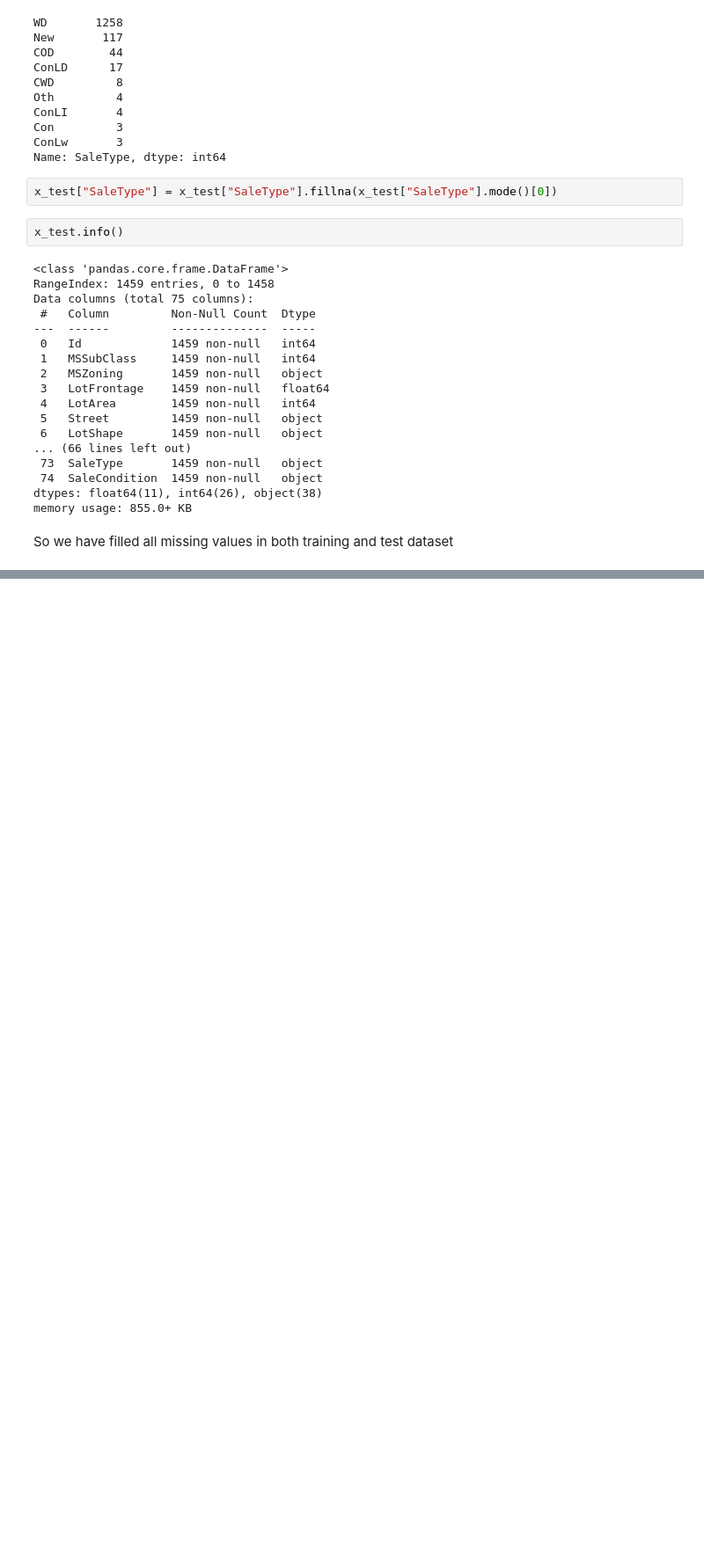
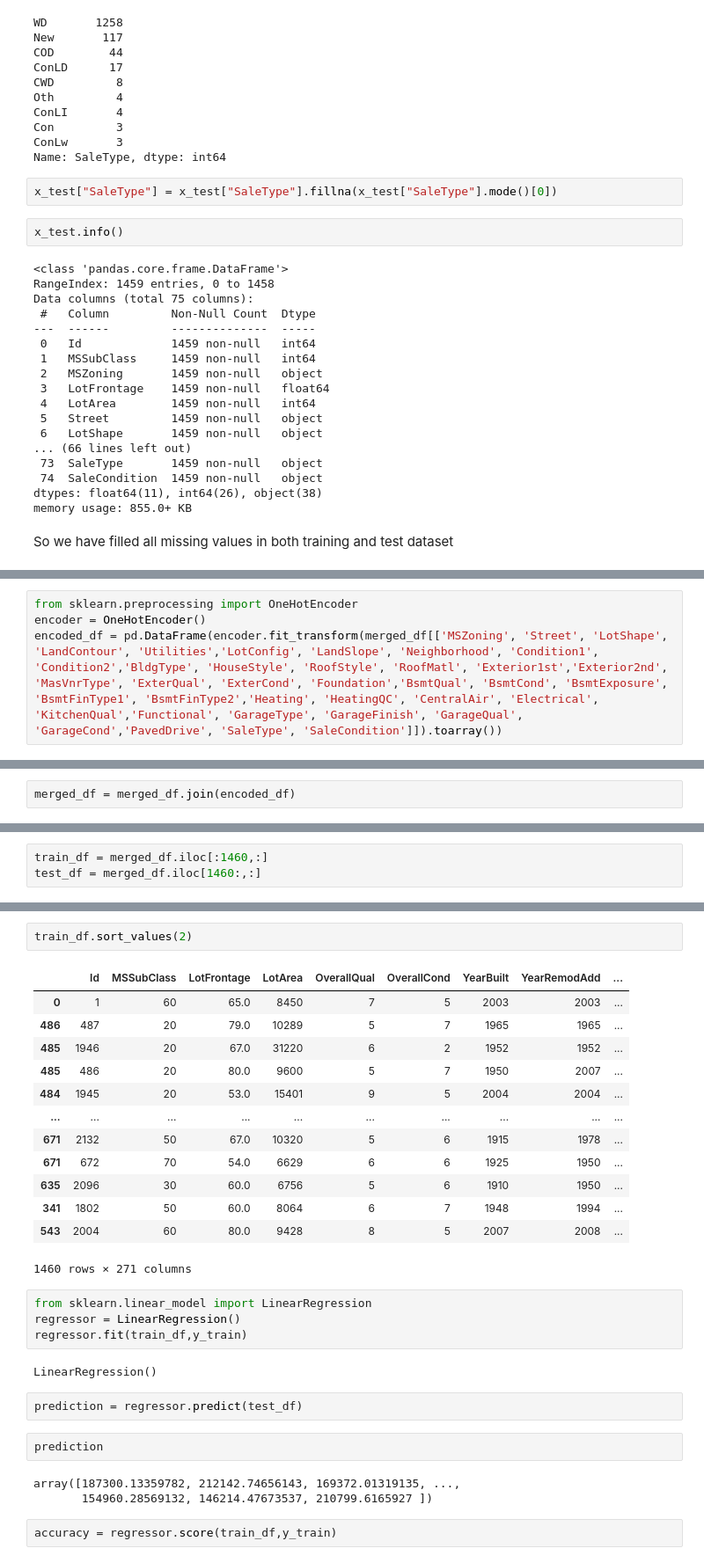
Before and after one commit to pranzalkhadka/HousingPrice, a Jupyter notebook: Housing_price.ipynb, the cells around one changed output, grey strips where cells are left out. Shown: that part at 88% size. Saved outputs shown, nothing was run; the diff lists cells and outputs as text; blank space fills up the shorter version.

Commit message:
Using various models

```diff
--- a/Housing_price.ipynb
+++ b/Housing_price.ipynb
@@ -655,0 +822,4 @@ So we have filled all missing values in both training and test dataset
+# %%
+from sklearn.preprocessing import OneHotEncoder
+encoder = OneHotEncoder()
+encoded_df = pd.DataFrame(encoder.fit_transform(merged_df[['MSZoning', 'Street', 'LotShape', 'LandContour', 'Utilities','LotConfig', 'LandSlope', 'Neighborhood', 'Condition1', 'Condition2','BldgType', 'HouseStyle', 'RoofStyle', 'RoofMatl', 'Exterior1st','Exterior2nd', 'MasVnrType', 'ExterQual', 'ExterCond', 'Foundation','BsmtQual', 'BsmtCond', 'BsmtExposure', 'BsmtFinType1', 'BsmtFinType2','Heating', 'HeatingQC', 'CentralAir', 'Electrical', 'KitchenQual','Functional', 'GarageType', 'GarageFinish', 'GarageQual', 'GarageCond','PavedDrive', 'SaleType', 'SaleCondition']]).toarray())
@@ -655,0 +834,2 @@ So we have filled all missing values in both training and test dataset
+# %%
+merged_df = merged_df.join(encoded_df)
@@ -655,0 +847,3 @@ So we have filled all missing values in both training and test dataset
+# %%
+train_df = merged_df.iloc[:1460,:]
+test_df = merged_df.iloc[1460:,:]
@@ -655,0 +892,31 @@ So we have filled all missing values in both training and test dataset
+# %%
+train_df.sort_values(2)
+# %% [output]
+|  | Id | MSSubClass | LotFrontage | LotArea | OverallQual | OverallCond | YearBuilt | YearRemodAdd | ... |
+| 0 | 1 | 60 | 65.0 | 8450 | 7 | 5 | 2003 | 2003 | ... |
+| 486 | 487 | 20 | 79.0 | 10289 | 5 | 7 | 1965 | 1965 | ... |
+| 485 | 1946 | 20 | 67.0 | 31220 | 6 | 2 | 1952 | 1952 | ... |
+| 485 | 486 | 20 | 80.0 | 9600 | 5 | 7 | 1950 | 2007 | ... |
+| 484 | 1945 | 20 | 53.0 | 15401 | 9 | 5 | 2004 | 2004 | ... |
+| ... | ... | ... | ... | ... | ... | ... | ... | ... | ... |
+| 671 | 2132 | 50 | 67.0 | 10320 | 5 | 6 | 1915 | 1978 | ... |
+| 671 | 672 | 70 | 54.0 | 6629 | 6 | 6 | 1925 | 1950 | ... |
+| 635 | 2096 | 30 | 60.0 | 6756 | 5 | 6 | 1910 | 1950 | ... |
+| 341 | 1802 | 50 | 60.0 | 8064 | 6 | 7 | 1948 | 1994 | ... |
+| 543 | 2004 | 60 | 80.0 | 9428 | 8 | 5 | 2007 | 2008 | ... |
+1460 rows × 271 columns
+# %%
+from sklearn.linear_model import LinearRegression
+regressor = LinearRegression()
+regressor.fit(train_df,y_train)
+# %% [output]
+LinearRegression()
+# %%
+prediction = regressor.predict(test_df)
+# %%
+prediction
+# %% [output]
+array([187300.13359782, 212142.74656143, 169372.01319135, ...,
+       154960.28569132, 146214.47673537, 210799.6165927 ])
+# %%
+accuracy = regressor.score(train_df,y_train)
```
Also changed, not shown: parts of 48 cells of this notebook.
